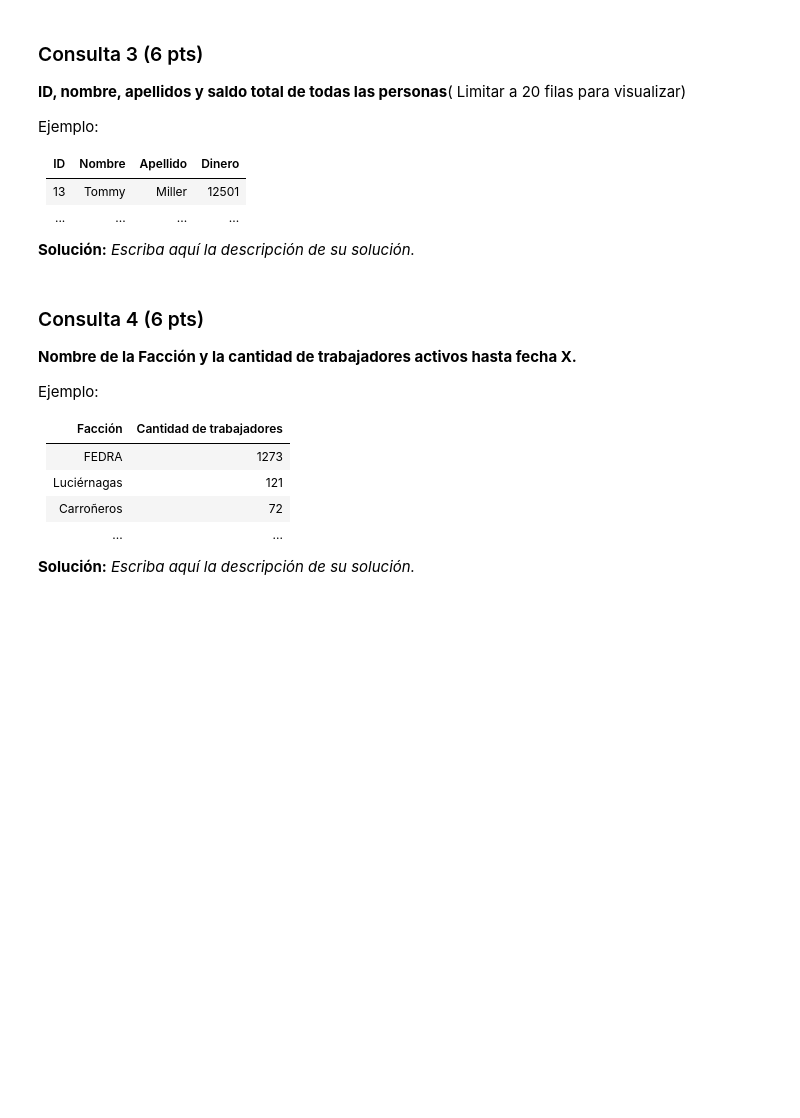
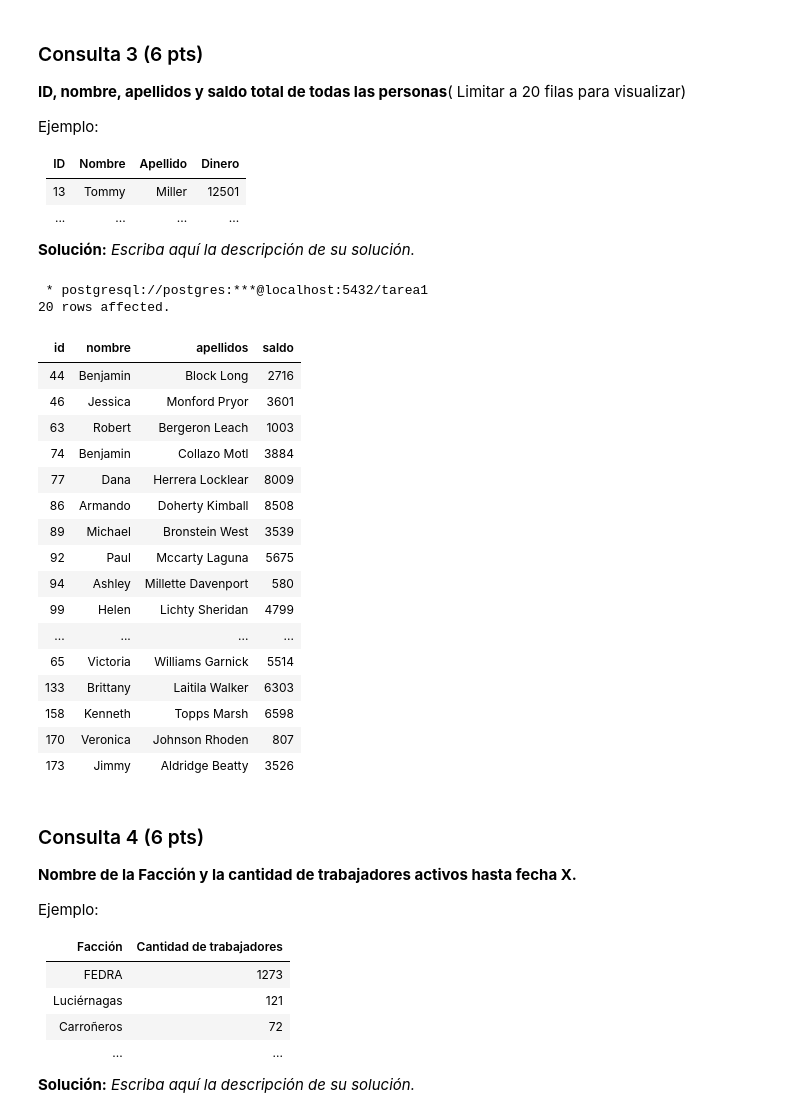
Before and after one commit to evwng/INF239_Tareas, a Jupyter notebook: Tarea-1-Grupo23/Tarea1_Grupo23.ipynb, the cells around one changed output. Cells and saved outputs as stored; diff of their text form; code cells hidden in the pictures; blank space fills up the shorter version.

```diff
--- a/Tarea-1-Grupo23/Tarea1_Grupo23.ipynb
+++ b/Tarea-1-Grupo23/Tarea1_Grupo23.ipynb
@@ -354,15 +427,34 @@ Ejemplo:
 **Solución:** _Escriba aquí la descripción de su solución._
 # %%
 %%sql
-
-/* Reemplace estas queries por las que resuelven las consultas pedidas. */
-
 SELECT
     personas.id, personas.nombre, personas.apellidos, cuentas_bancarias.saldo
 FROM
     personas INNER JOIN cuentas_bancarias
-    ON personas.id = cuentas_bancarias.id_persona
+ON
+    personas.id = cuentas_bancarias.id_persona
 LIMIT 20;
+#Funciona, pero hay que verificar
+# %% [output]
+ * postgresql://postgres:***@localhost:5432/tarea1
+20 rows affected.
+| id | nombre | apellidos | saldo |
+| 44 | Benjamin | Block Long | 2716 |
+| 46 | Jessica | Monford Pryor | 3601 |
+| 63 | Robert | Bergeron Leach | 1003 |
+| 74 | Benjamin | Collazo Motl | 3884 |
+| 77 | Dana | Herrera Locklear | 8009 |
+| 86 | Armando | Doherty Kimball | 8508 |
+| 89 | Michael | Bronstein West | 3539 |
+| 92 | Paul | Mccarty Laguna | 5675 |
+| 94 | Ashley | Millette Davenport | 580 |
+| 99 | Helen | Lichty Sheridan | 4799 |
+| ... | ... | ... | ... |
+| 65 | Victoria | Williams Garnick | 5514 |
+| 133 | Brittany | Laitila Walker | 6303 |
+| 158 | Kenneth | Topps Marsh | 6598 |
+| 170 | Veronica | Johnson Rhoden | 807 |
+| 173 | Jimmy | Aldridge Beatty | 3526 |
 # %% [markdown]
 ### Consulta 4 (6 pts)
 **Nombre de la Facción y la cantidad de trabajadores activos hasta fecha X.**
```
Also changed, not shown: parts of 16 cells of this notebook.
